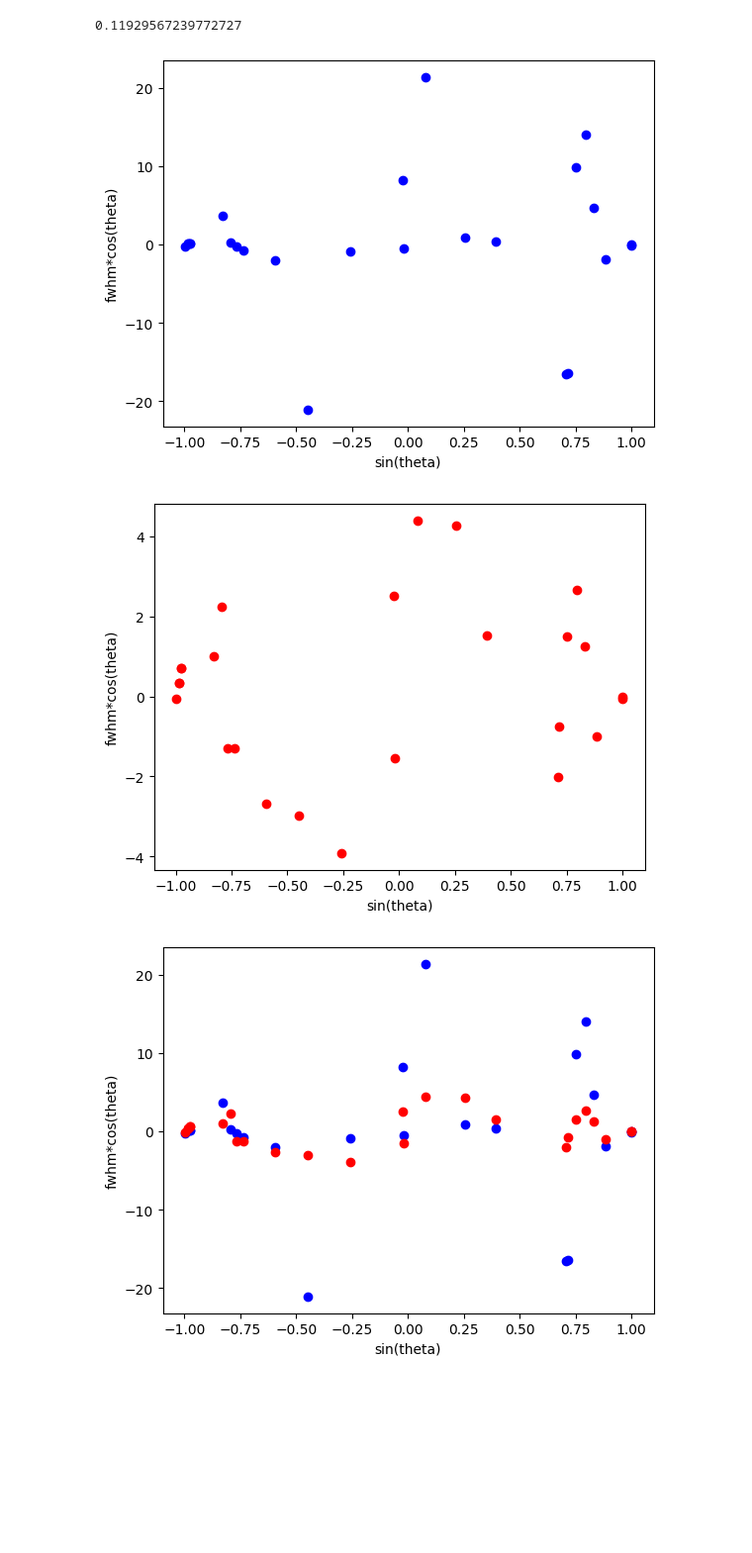
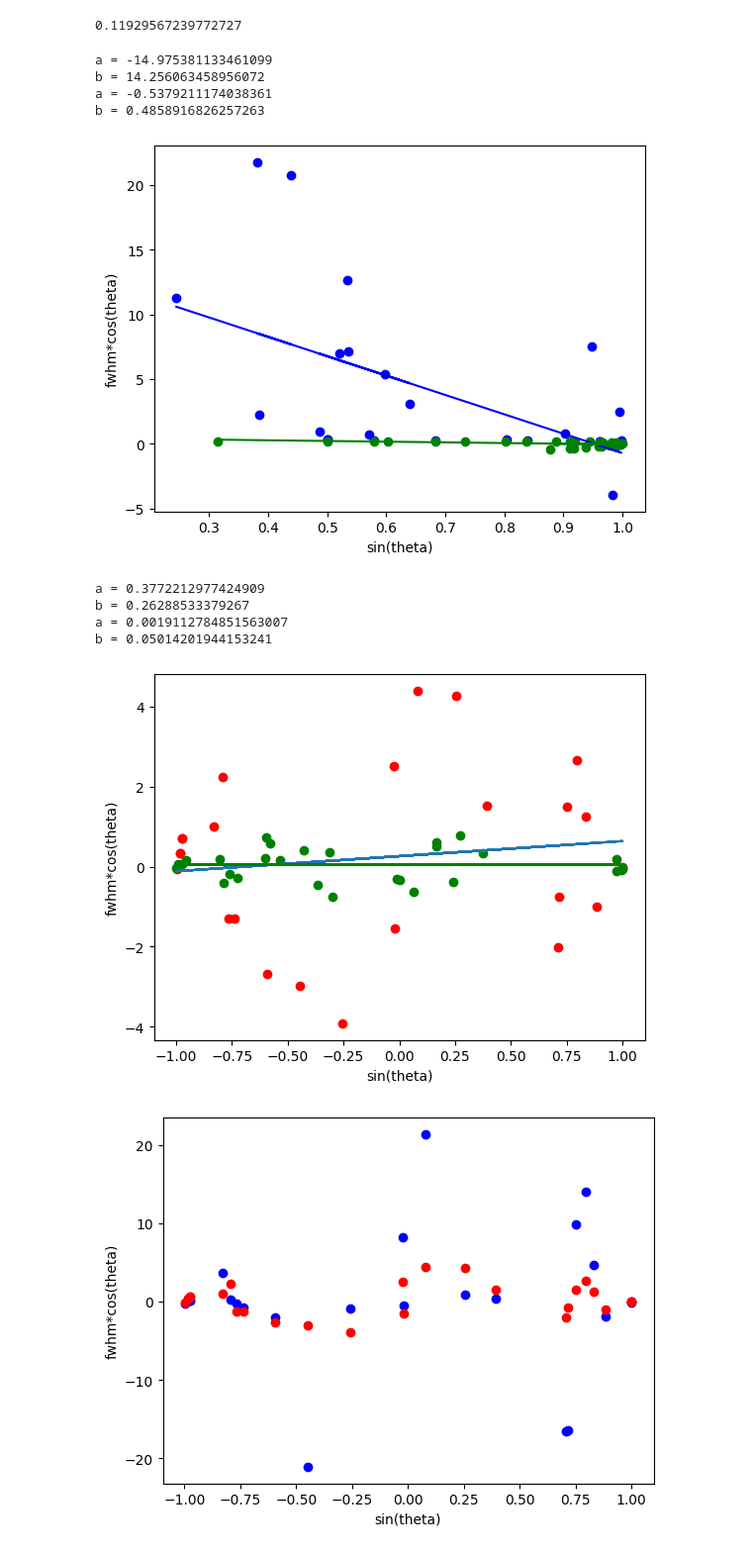
Before and after one commit to natkurdz/XRD-AI, a Jupyter notebook: testing_sample.ipynb, the cells around one changed output. Shown at 99% size. Saved outputs shown, nothing was run; the diff lists cells and outputs as text; code cells hidden in the pictures; blank space fills up the shorter version.

Commit message:
Checking found fwhm with data from files

```diff
--- a/testing_sample.ipynb
+++ b/testing_sample.ipynb
@@ -256,6 +257,7 @@ def gauss(x, A, mu, sigma):
     return A * np.exp(-(x - mu)**2 / (2*sigma**2))
 # %%
 def finding_fwhm(counts,index_corrected,x,gauss_fit,theta_start,step,plotting = False):
+    '''in order - A, mu,sigma '''
     fwhm,t_fwhm,diff = [],[],[]
     for j in range(len(index_corrected)):
         if plotting == True:
@@ -345,24 +437,90 @@ peaks,correct_peaks,index_corrected,gauss_fit,_ = peak_detect(counts_above_40,x_
 # %%
 fwhm,t_fwhm,diff = finding_fwhm(counts_above_40,index_corrected,x_counts_above_40,gauss_fit,f.theta_start,step)
 xx,yy = [],[]
 for i in range(len(fwhm)):
-    xx.append(math.sin(t_fwhm[i]))
-    yy.append(fwhm[i]*math.cos(t_fwhm[i]))
+    xx.append(math.sin(math.radians(t_fwhm[i])))
+    yy.append(fwhm[i]*math.cos(math.radians(t_fwhm[i])))
+
+a, b = np.polyfit(xx, yy, 1)
+
+print("a =", a)
+print("b =", b)
+y = []
+for i in range(len(xx)):
+    y.append(a*xx[i]+b)
+plt.plot(xx,y,color = "blue")
 plt.scatter(xx,yy,color = "blue")
+# plt.show()
+xx,yy = [],[]
+for i in range(len(f.fwhm)):
+    xx.append(math.sin(math.radians(f.two_theta[i])))
+    yy.append(f.fwhm[i]*math.cos(math.radians(f.two_theta[i])))
+a, b = np.polyfit(xx, yy, 1)
+
+print("a =", a)
+print("b =", b)
+y = []
+for i in range(len(xx)):
+    y.append(a*xx[i]+b)
+plt.plot(xx,y,color = "green")
+plt.scatter(xx,yy,color = "green")
 plt.xlabel("sin(theta)")
 plt.ylabel("fwhm*cos(theta)")
 plt.show()
+# obliczenie współczynników
+
+
+
+
 xx,yy = [],[]
 for i in range(len(diff)):
     xx.append(math.sin(t_fwhm[i]))
     yy.append(diff[i]*math.cos(t_fwhm[i]))
+a, b = np.polyfit(xx, yy, 1)
+
+print("a =", a)
+print("b =", b)
+y = []
+for i in range(len(xx)):
+    y.append(a*xx[i]+b)
+plt.plot(xx,y)
 plt.scatter(xx,yy,color = "red")
+xx,yy = [],[]
+for i in range(len(f.fwhm)):
+    xx.append(math.sin(f.two_theta[i]))
+    yy.append(f.fwhm[i]*math.cos(f.two_theta[i]))
+a, b = np.polyfit(xx, yy, 1)
+
+print("a =", a)
+print("b =", b)
+y = []
+for i in range(len(xx)):
+    y.append(a*xx[i]+b)
+plt.plot(xx,y,color = "green")
+plt.scatter(xx,yy,color = "green")
 plt.xlabel("sin(theta)")
 plt.ylabel("fwhm*cos(theta)")
 plt.show()
+
+
+
+# # obliczenie współczynników
+# a, b = np.polyfit(xx, yy, 1)
+
+# print("a =", a)
+# print("b =", b)
+# print("Predykcja dla x=6:", a*6 + b)
 # %% [output]
+a = -14.975381133461099
+b = 14.256063458956072
+a = -0.5379211174038361
+b = 0.4858916826257263
-[figure, old version]
+[figure, new version]
+a = 0.3772212977424909
+b = 0.26288533379267
+a = 0.0019112784851563007
+b = 0.05014201944153241
-[figure, old version]
+[figure, new version]
 # %%
 fwhm,t_fwhm,diff = finding_fwhm(counts_above_40,index_corrected,x_counts_above_40,gauss_fit,f.theta_start,step)
 xx,yy = [],[]
```
Also changed, not shown: parts of 4 cells of this notebook, 1 other file.
